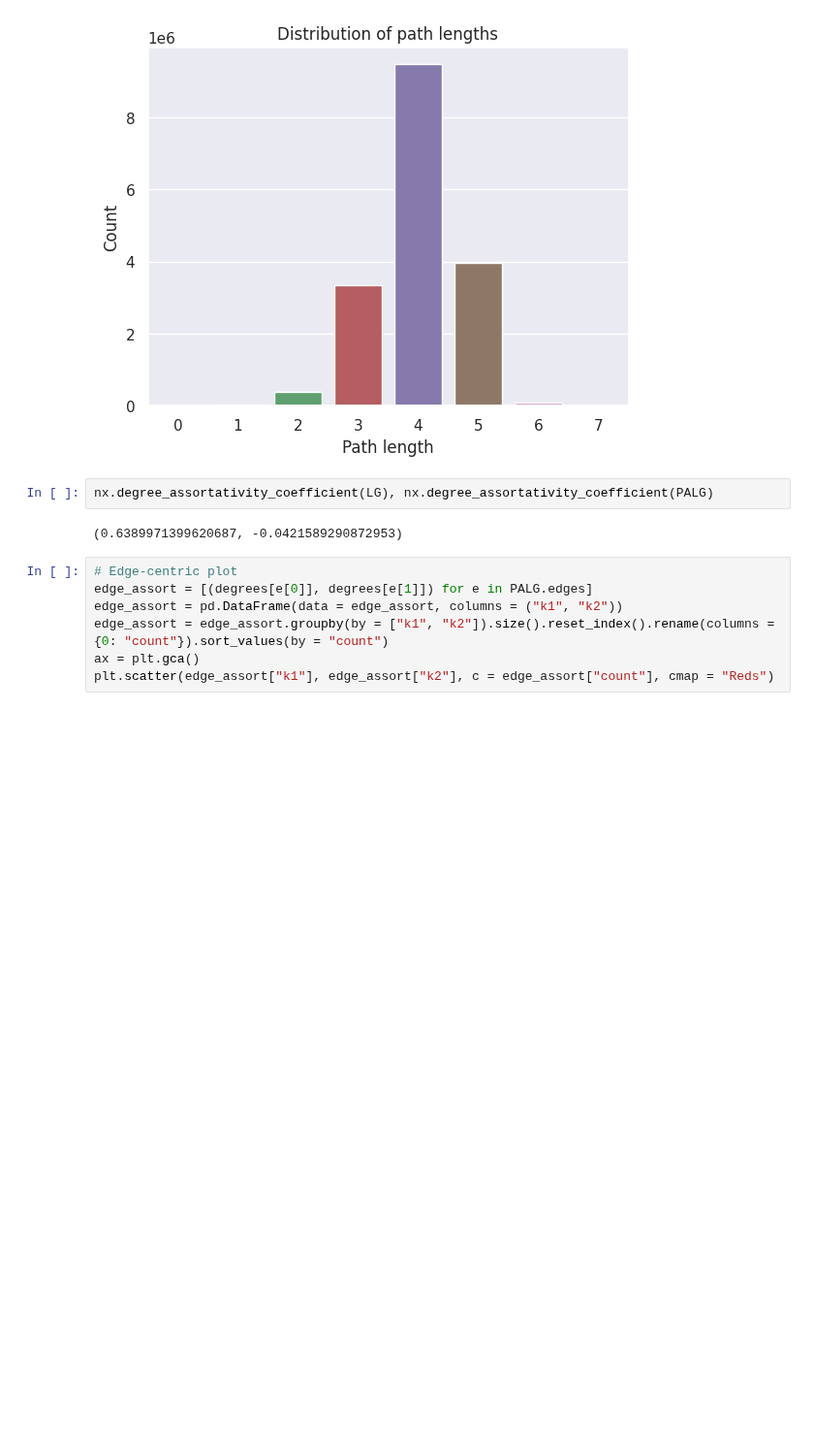
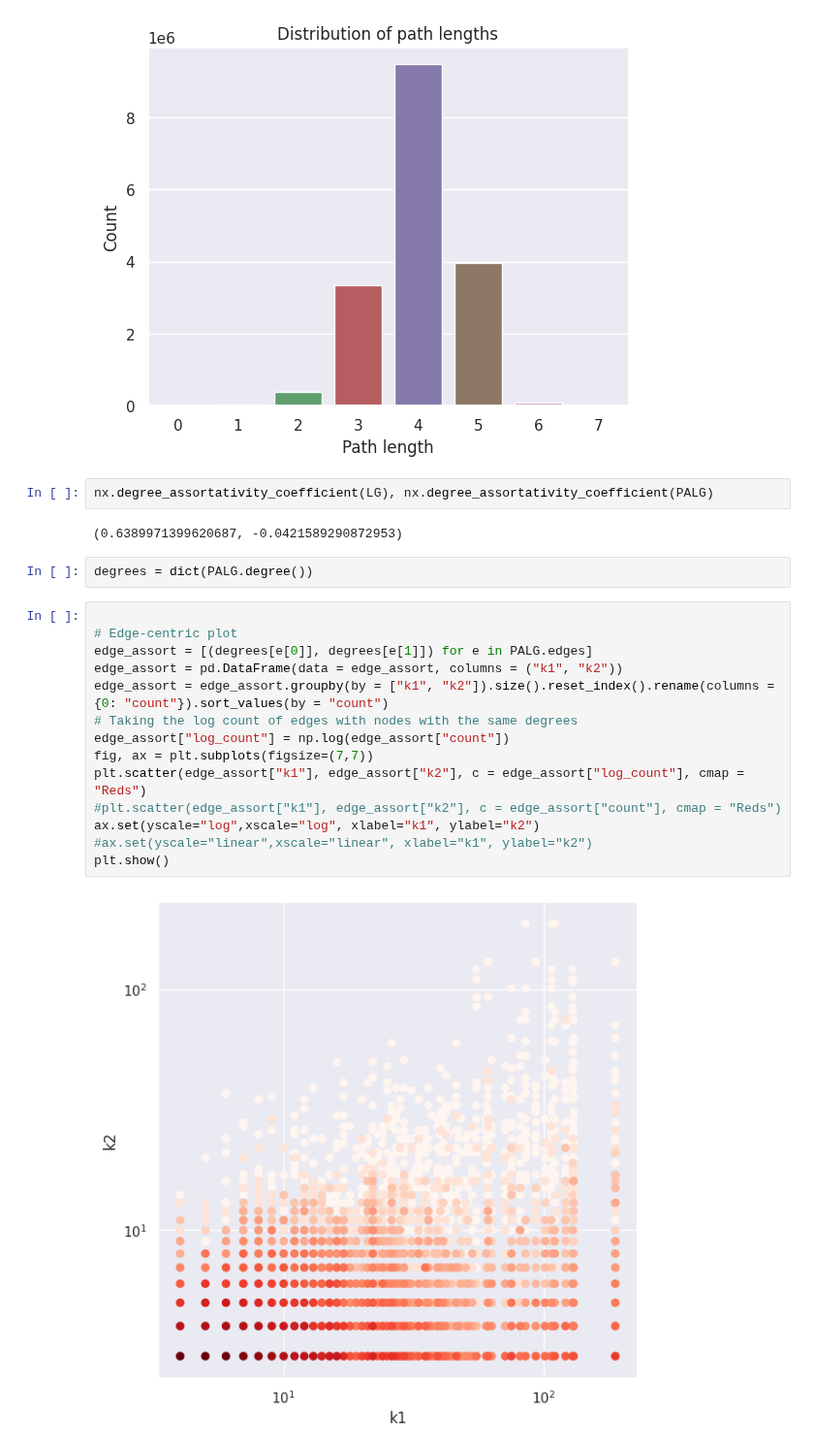
Before and after one commit to viggo-gascou/network-analysis, a Jupyter notebook: link_pred.ipynb, the cells around one changed output. Shown at 97% size. Cells and saved outputs as stored; diff of their text form; blank space fills up the shorter version.

```diff
--- a/link_pred.ipynb
+++ b/link_pred.ipynb
@@ -390,10 +390,21 @@ g.set(title='Distribution of path lengths', xlabel="Path length", ylabel="Count"
 nx.degree_assortativity_coefficient(LG), nx.degree_assortativity_coefficient(PALG)
 # %% [output]
 (0.6389971399620687, -0.0421589290872953)
+# %%
+degrees = dict(PALG.degree())
 # %%
+
 # Edge-centric plot
 edge_assort = [(degrees[e[0]], degrees[e[1]]) for e in PALG.edges]
 edge_assort = pd.DataFrame(data = edge_assort, columns = ("k1", "k2"))
 edge_assort = edge_assort.groupby(by = ["k1", "k2"]).size().reset_index().rename(columns = {0: "count"}).sort_values(by = "count")
-ax = plt.gca()
-plt.scatter(edge_assort["k1"], edge_assort["k2"], c = edge_assort["count"], cmap = "Reds")
+# Taking the log count of edges with nodes with the same degrees
+edge_assort["log_count"] = np.log(edge_assort["count"])
+fig, ax = plt.subplots(figsize=(7,7))
+plt.scatter(edge_assort["k1"], edge_assort["k2"], c = edge_assort["log_count"], cmap = "Reds")
+#plt.scatter(edge_assort["k1"], edge_assort["k2"], c = edge_assort["count"], cmap = "Reds")
+ax.set(yscale="log",xscale="log", xlabel="k1", ylabel="k2")
+#ax.set(yscale="linear",xscale="linear", xlabel="k1", ylabel="k2")
+plt.show()
+# %% [output]
+[figure, added]
```
Also changed, not shown: parts of 1 cell of this notebook, 1 other file.
